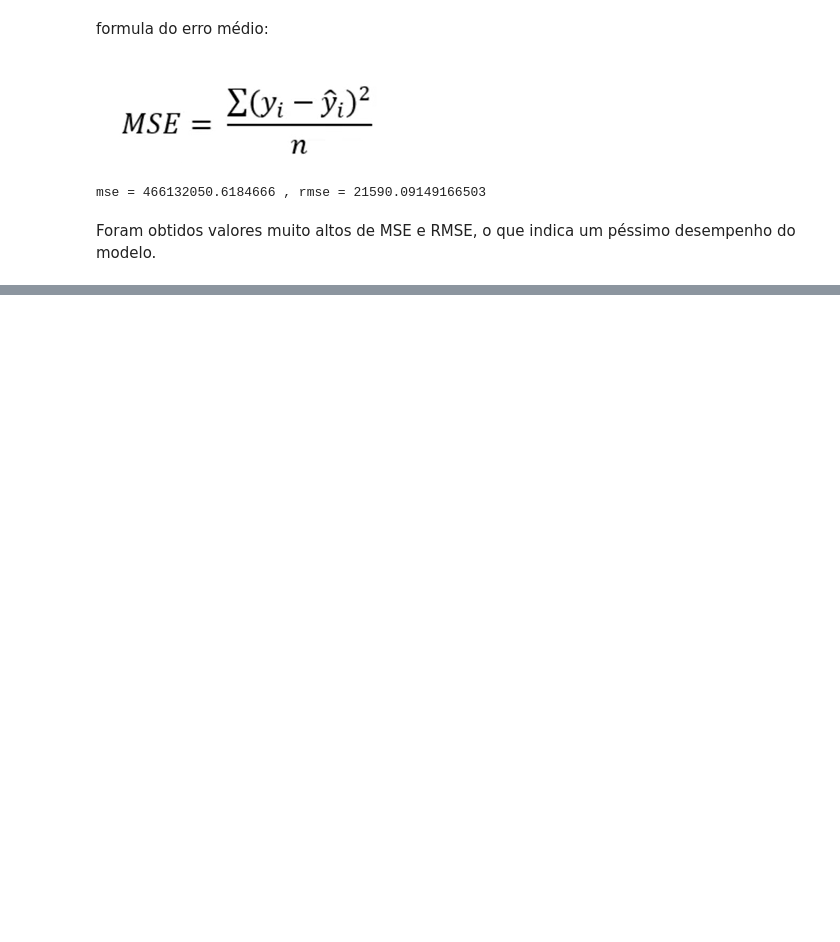
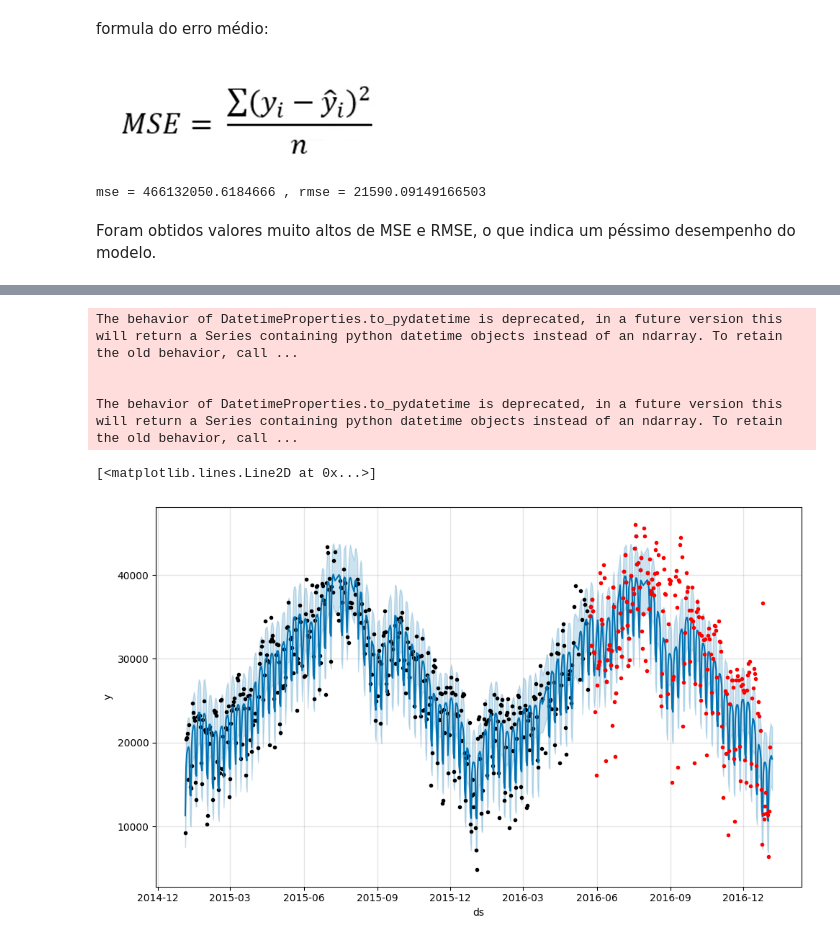
Before and after one commit to cauancalmeida/Data_Science_studies, a Jupyter notebook: Analisando_e_Prevendo_series_temporais.ipynb, the cells around one changed output, grey strips where cells are left out. Drawn from its saved outputs; the diff is of its cells as text; code cells hidden in the pictures; blank space fills up the shorter version.

```diff
--- a/Analisando_e_Prevendo_series_temporais.ipynb
+++ b/Analisando_e_Prevendo_series_temporais.ipynb
@@ -769,0 +921,7 @@ Foram obtidos valores muito altos de MSE e RMSE, o que indica um péssimo desemp
+# %%
+# Obtendo os intervalos de confiança
+np.random.seed(4587)
+modelo=Prophet()
+modelo.fit(df_prophet)
+futuro = modelo.make_future_dataframe(periods=0)
+previsao = modelo.predict(futuro)
@@ -769,0 +939,3 @@ Foram obtidos valores muito altos de MSE e RMSE, o que indica um péssimo desemp
+# %%
+# Removendo os outliers
+sem_outliers = df_prophet[(df_prophet['y'] > previsao['yhat_lower']) & (df_prophet['y'] < previsao['yhat_upper'])]
@@ -769,0 +958,16 @@ Foram obtidos valores muito altos de MSE e RMSE, o que indica um péssimo desemp
+# %%
+df_trenio = pd.DataFrame()
+df_teste = pd.DataFrame()
+# Separando 80% dos dados para treino
+df_trenio['ds'] = sem_outliers['ds'][:505]
+df_trenio['y'] = sem_outliers['y'][:505]
+# Separando 20% dos dados para teste
+df_teste['ds'] = df_prophet['ds'][505:]
+df_teste['y'] = df_prophet['y'][505:]
+# %%
+# Realizando a previsão
+np.random.seed(4587)
+modelo_sem_outliers=Prophet(yearly_seasonality=True)
+modelo_sem_outliers.fit(df_trenio)
+futuro = modelo_sem_outliers.make_future_dataframe(periods=150,freq='D')
+previsao = modelo_sem_outliers.predict(futuro)
@@ -769,0 +985,10 @@ Foram obtidos valores muito altos de MSE e RMSE, o que indica um péssimo desemp
+# %%
+fig1 = modelo_sem_outliers.plot(previsao)
+plt.plot(df_teste['ds'],df_teste['y'], '.r')
+# %% [output]
+The behavior of DatetimeProperties.to_pydatetime is deprecated, in a future version this will return a Series containing python datetime objects instead of an ndarray. To retain the old behavior, call ...
+
+
+The behavior of DatetimeProperties.to_pydatetime is deprecated, in a future version this will return a Series containing python datetime objects instead of an ndarray. To retain the old behavior, call ...
+[<matplotlib.lines.Line2D at 0x...>]
+[figure, added]
```
Also changed, not shown: parts of 54 cells of this notebook.
